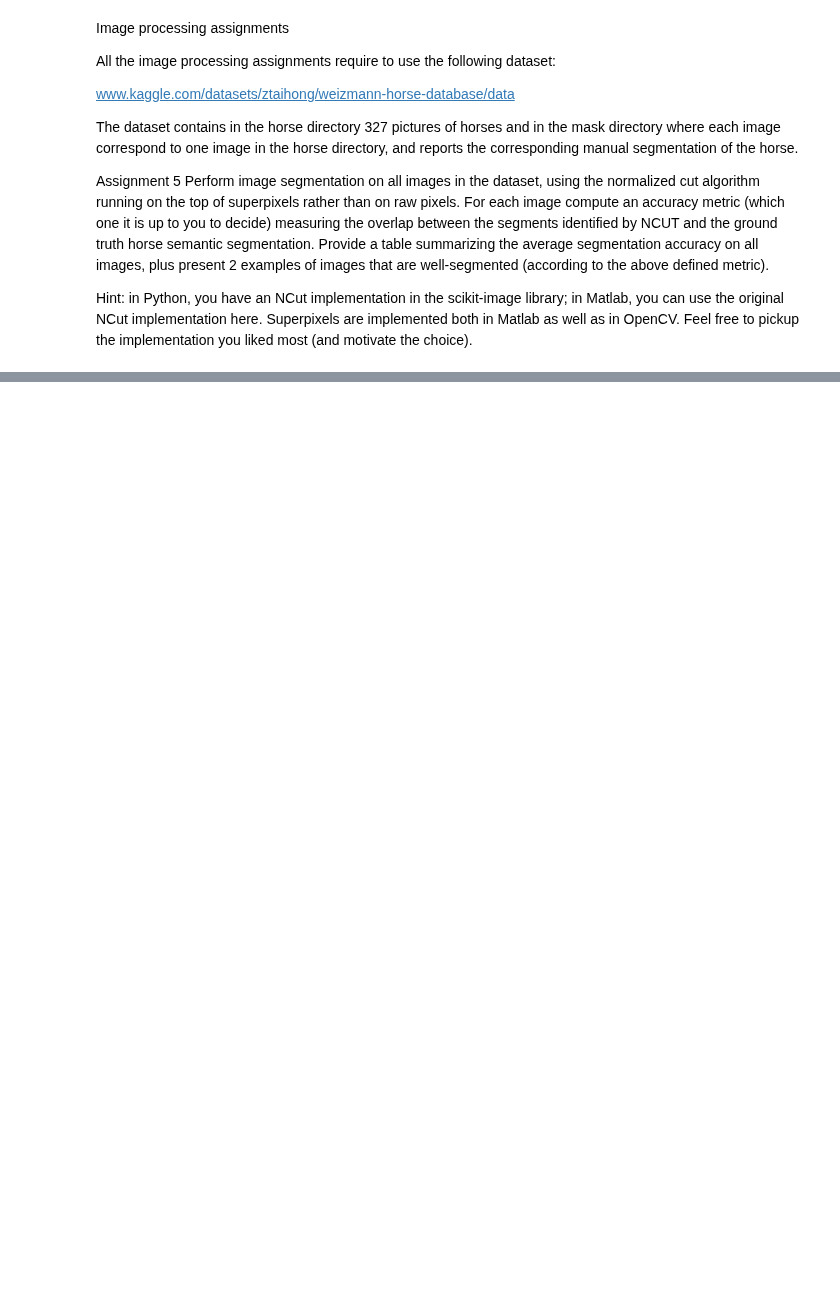
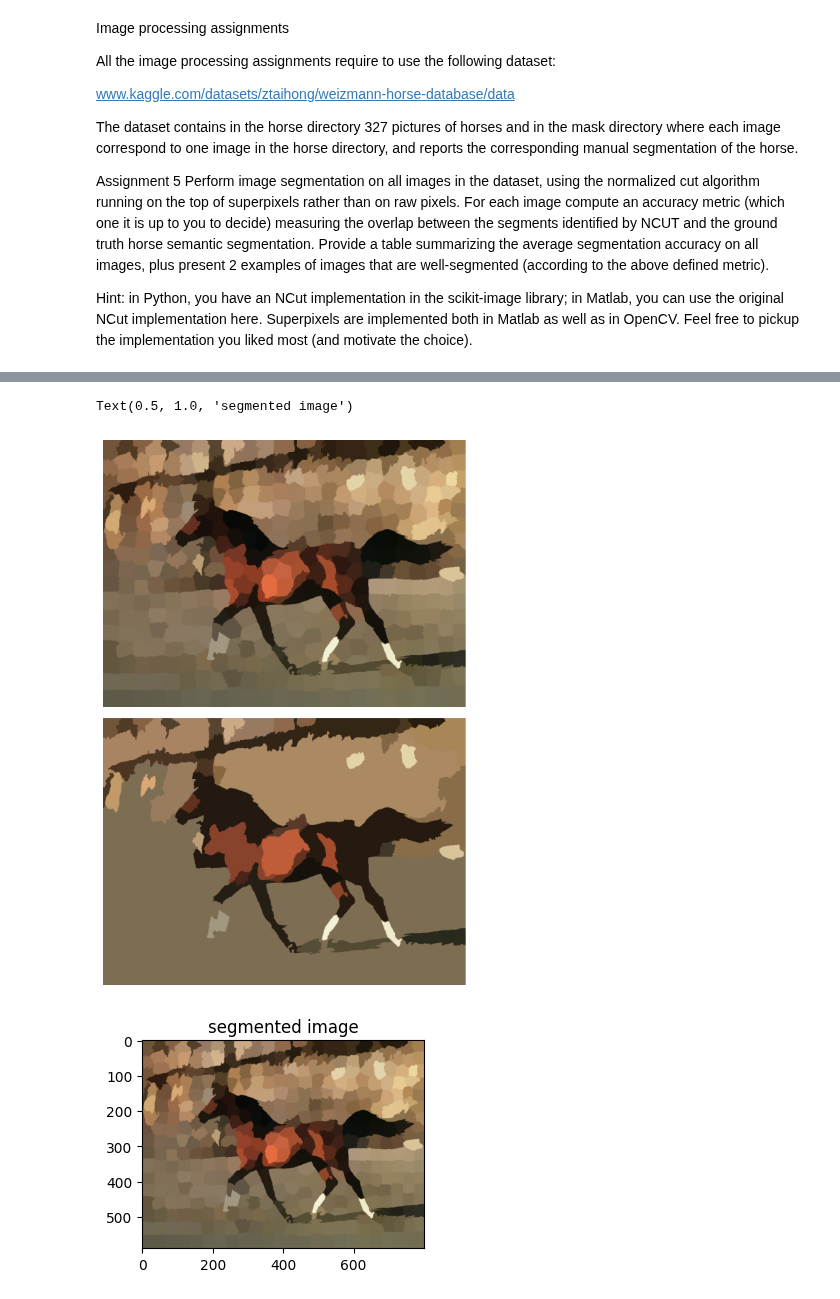
Before and after one commit to lavo2/ISPR-Midterms, a Jupyter notebook: 1/term1.ipynb, the cells around one changed output, grey strips where cells are left out. Cells and saved outputs as stored; diff of their text form; code cells hidden in the pictures; blank space fills up the shorter version.

```diff
--- a/1/term1.ipynb
+++ b/1/term1.ipynb
@@ -27,2 +56,32 @@ from matplotlib import pyplot as plt
+# %%
+image = images[0]
+img = image
+
+labels1 = segmentation.slic(img, compactness=30, n_segments=400,
+                            start_label=1)
+out1 = color.label2rgb(labels1, img, kind='avg', bg_label=0)
+
+g = graph.rag_mean_color(img, labels1, mode='similarity')
+labels2 = graph.cut_normalized(labels1, g)
+out2 = color.label2rgb(labels2, img, kind='avg', bg_label=0)
+
+fig, ax = plt.subplots(nrows=2, sharex=True, sharey=True, figsize=(6, 8))
+
+ax[0].imshow(out1)
+ax[1].imshow(out2)
+
+for a in ax:
+    a.axis('off')
+
+plt.tight_layout()
+
+plt.figure(figsize=(8, 4))
+plt.subplot(1, 2, 1)
+plt.imshow(out1)
+plt.title('segmented image')
+# %% [output]
+Text(0.5, 1.0, 'segmented image')
+[figure, added]
+[figure, added]
 # %%
 from utils1 import load_images_from_folder
```
Also changed, not shown: parts of 12 cells of this notebook, 1 other file.
